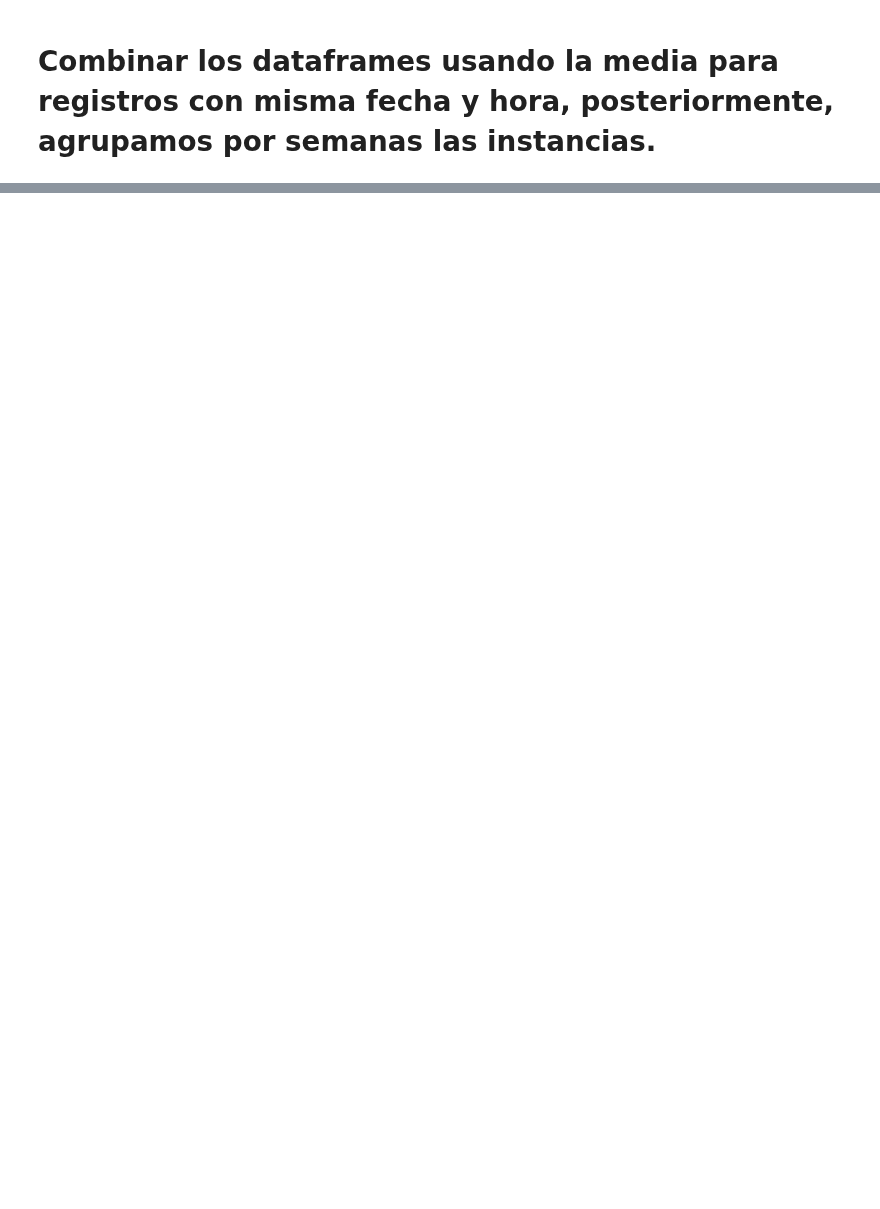
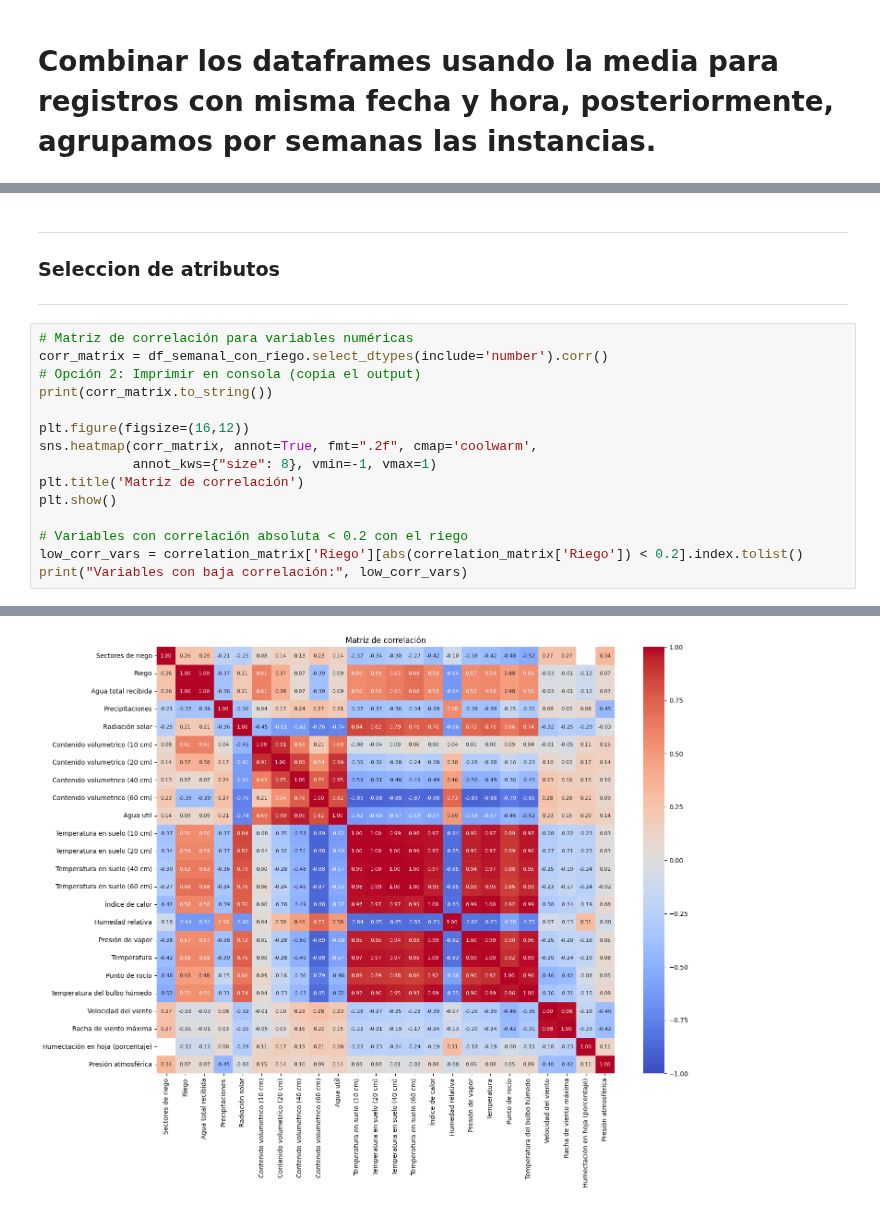
Before and after one commit to rodrigocastroviejo/Optimizacion-de-Riego-Deficitario-Controlado-en-cultivos-Le-osos-Mediante-Machine-Learning, a Jupyter notebook: model/EDA.ipynb, the cells around one changed output, grey strips where cells are left out. Saved outputs shown, nothing was run; the diff lists cells and outputs as text; blank space fills up the shorter version.

```diff
--- a/model/EDA.ipynb
+++ b/model/EDA.ipynb
@@ -372,0 +347,22 @@ display(df_semanal_con_riego)
+# %% [markdown]
+---
+
+### Seleccion de atributos
+
+---
+# %%
+# Matriz de correlación para variables numéricas
+corr_matrix = df_semanal_con_riego.select_dtypes(include='number').corr()
+# Opción 2: Imprimir en consola (copia el output)
+print(corr_matrix.to_string())
+
+plt.figure(figsize=(16,12))
+sns.heatmap(corr_matrix, annot=True, fmt=".2f", cmap='coolwarm',
+            annot_kws={"size": 8}, vmin=-1, vmax=1)
+plt.title('Matriz de correlación')
+plt.show()
+
+# Variables con correlación absoluta < 0.2 con el riego
+low_corr_vars = correlation_matrix['Riego'][abs(correlation_matrix['Riego']) < 0.2].index.tolist()
+print("Variables con baja correlación:", low_corr_vars)
+# %% [output]
@@ -372,0 +386 @@ display(df_semanal_con_riego)
+[figure, added]
```
Also changed, not shown: parts of 13 cells of this notebook, 1 other file.
